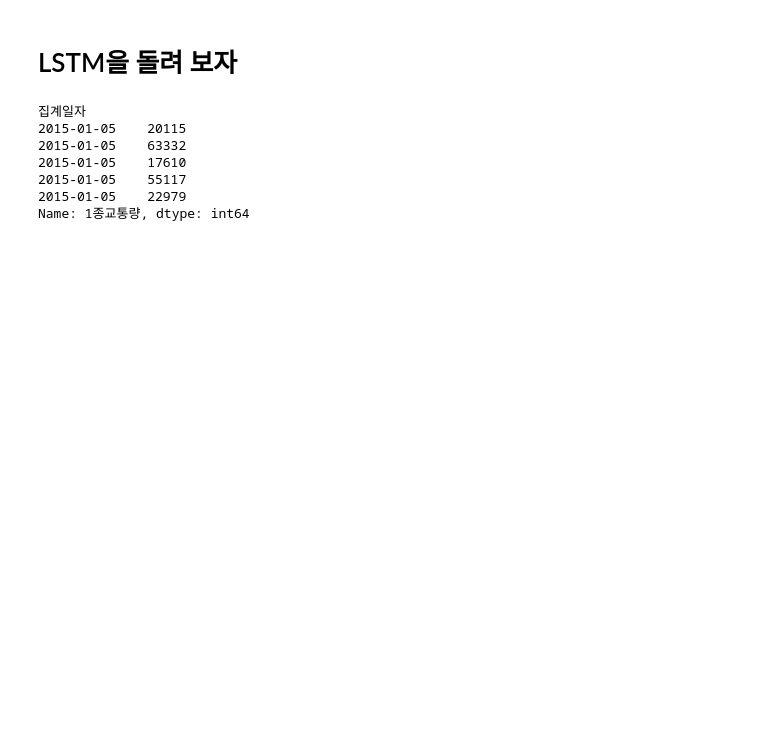
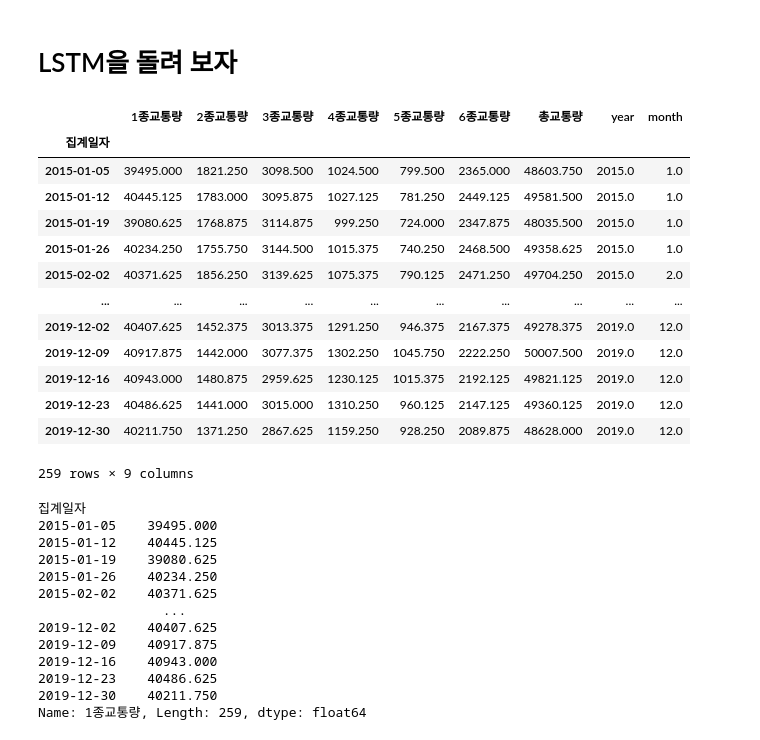
Before and after one commit to WooShangHyeon/damentor_3, a Jupyter notebook: predict_traffic_cmp_colab.ipynb, the cells around one changed output. Saved outputs shown, nothing was run; the diff lists cells and outputs as text; code cells hidden in the pictures; blank space fills up the shorter version.

```diff
--- a/predict_traffic_cmp_colab.ipynb
+++ b/predict_traffic_cmp_colab.ipynb
@@ -122,15 +123,38 @@ def univariate_data(dataset,start_index,end_index,history_size,target_size):
         data.append(np.reshape(dataset[indices],(history_size,1)))
         labels.append(dataset[i+target_size])
     return np.array(data),np.array(labels)
+# %%
+seoul_traffic_data
+# %% [output]
+|  | 1종교통량 | 2종교통량 | 3종교통량 | 4종교통량 | 5종교통량 | 6종교통량 | 총교통량 | year | month |
+| 집계일자 |  |  |  |  |  |  |  |  |  |
+| 2015-01-05 | 39495.000 | 1821.250 | 3098.500 | 1024.500 | 799.500 | 2365.000 | 48603.750 | 2015.0 | 1.0 |
+| 2015-01-12 | 40445.125 | 1783.000 | 3095.875 | 1027.125 | 781.250 | 2449.125 | 49581.500 | 2015.0 | 1.0 |
+| 2015-01-19 | 39080.625 | 1768.875 | 3114.875 | 999.250 | 724.000 | 2347.875 | 48035.500 | 2015.0 | 1.0 |
+| 2015-01-26 | 40234.250 | 1755.750 | 3144.500 | 1015.375 | 740.250 | 2468.500 | 49358.625 | 2015.0 | 1.0 |
+| 2015-02-02 | 40371.625 | 1856.250 | 3139.625 | 1075.375 | 790.125 | 2471.250 | 49704.250 | 2015.0 | 2.0 |
+| ... | ... | ... | ... | ... | ... | ... | ... | ... | ... |
+| 2019-12-02 | 40407.625 | 1452.375 | 3013.375 | 1291.250 | 946.375 | 2167.375 | 49278.375 | 2019.0 | 12.0 |
+| 2019-12-09 | 40917.875 | 1442.000 | 3077.375 | 1302.250 | 1045.750 | 2222.250 | 50007.500 | 2019.0 | 12.0 |
+| 2019-12-16 | 40943.000 | 1480.875 | 2959.625 | 1230.125 | 1015.375 | 2192.125 | 49821.125 | 2019.0 | 12.0 |
+| 2019-12-23 | 40486.625 | 1441.000 | 3015.000 | 1310.250 | 960.125 | 2147.125 | 49360.125 | 2019.0 | 12.0 |
+| 2019-12-30 | 40211.750 | 1371.250 | 2867.625 | 1159.250 | 928.250 | 2089.875 | 48628.000 | 2019.0 | 12.0 |
+259 rows × 9 columns
 # %%
 uni_data=seoul_traffic_data_past['1종교통량']
 uni_data.index=seoul_traffic_data_past.index
-uni_data.head()
+uni_data
 # %% [output]
 집계일자
-2015-01-05    20115
-2015-01-05    63332
-2015-01-05    17610
-2015-01-05    55117
-2015-01-05    22979
-Name: 1종교통량, dtype: int64
+2015-01-05    39495.000
+2015-01-12    40445.125
+2015-01-19    39080.625
+2015-01-26    40234.250
+2015-02-02    40371.625
+                ...
+2019-12-02    40407.625
+2019-12-09    40917.875
+2019-12-16    40943.000
+2019-12-23    40486.625
+2019-12-30    40211.750
+Name: 1종교통량, Length: 259, dtype: float64
```
Also changed, not shown: parts of 38 cells of this notebook.
